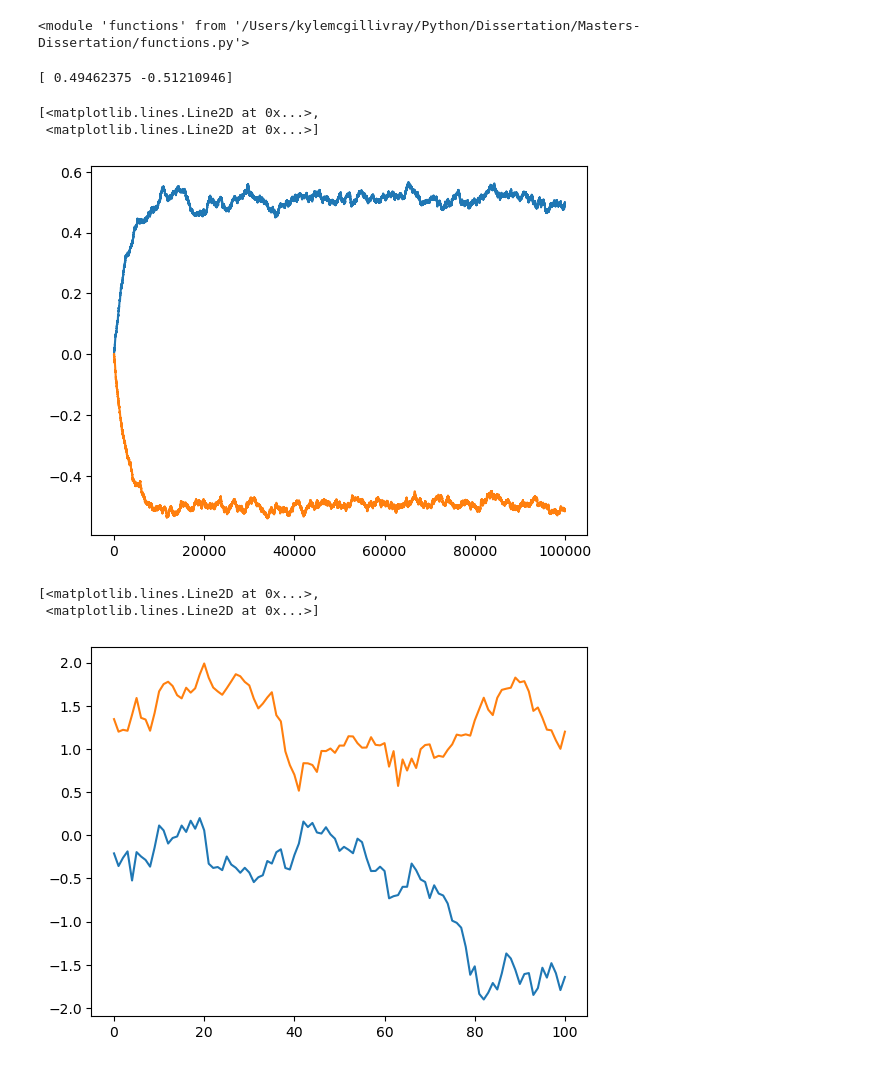
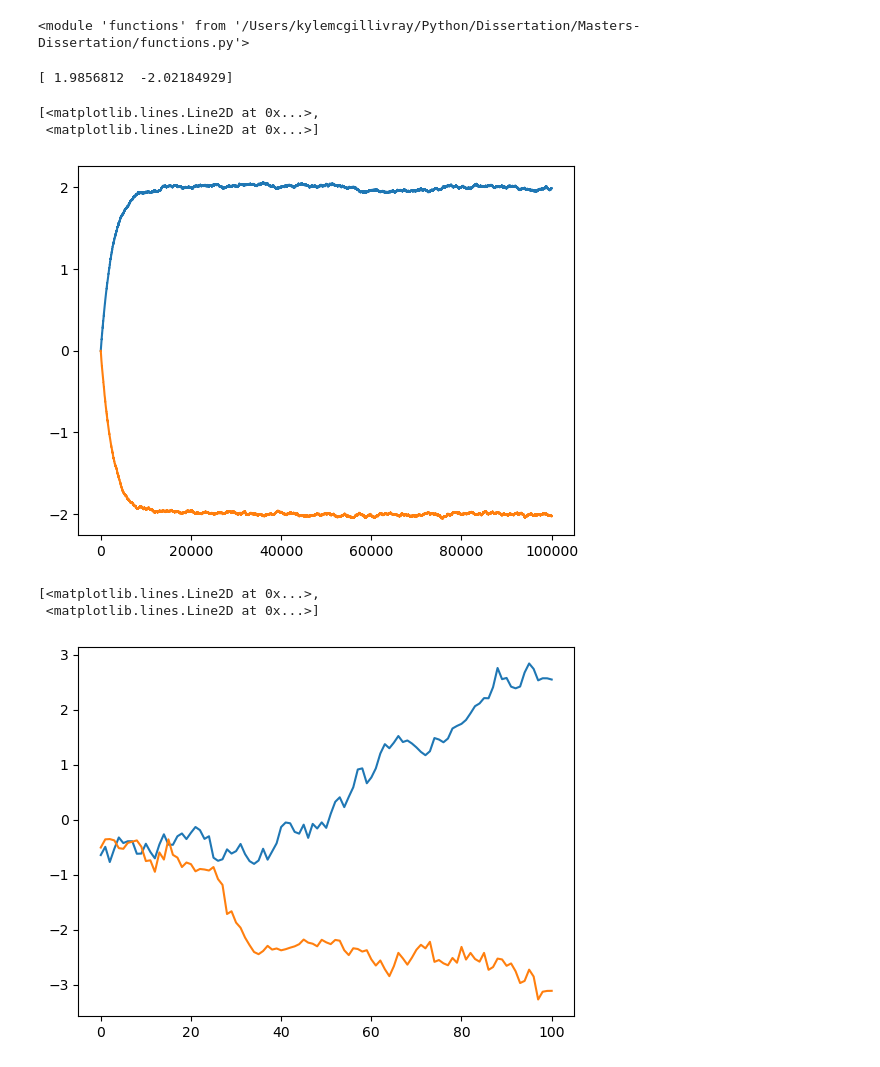
Before and after one commit to kylemcgillivray/Masters-Dissertation, a Jupyter notebook: sampler.ipynb, the cells around one changed output. Drawn from its saved outputs; the diff is of its cells as text; code cells hidden in the pictures.

```diff
--- a/sampler.ipynb
+++ b/sampler.ipynb
@@ -17,31 +17,31 @@ importlib.reload(fct)
 # %%
 # Trying to get this stochastic gradient descent algo to function.
 d = 2
-mu_unknown = np.array([0.5, -0.5])
+mu_unknown = np.array([2, -2])
 sigma_known = np.array([1,1])
 
 N = 100000  # number of data points
-# Generate the data
+# Generate the data for normal
 X_data = np.random.normal(mu_unknown, sigma_known, (N, d))
 
 # reasonable parameters
 theta_0 = np.zeros(d)
 beta = 1e6
 lambda_ = 0.001
 N_sgld = 100000
 t_0 = 0
 T = 1
 
 theta_hat, theta_tracker = fct.thetahat_func(X_data = X_data, beta= beta, lambda_= lambda_,
                           theta_0= theta_0, N_sgld= N_sgld, t_0= t_0, T = T)
 
 print(theta_hat)
 plt.plot(theta_tracker)
 # %% [output]
-[ 0.49462375 -0.51210946]
+[ 1.9856812  -2.02184929]
 [<matplotlib.lines.Line2D at 0x...>,
  <matplotlib.lines.Line2D at 0x...>]
-[figure, old version]
+[figure, new version]
 # %%
 sample, path = fct.euler_maruyama_sample(theta_hat=theta_hat, gamma=0.01, T = 1, d = 2)
 sample
@@ -50,7 +50,7 @@ plt.plot(path)
 # %% [output]
 [<matplotlib.lines.Line2D at 0x...>,
  <matplotlib.lines.Line2D at 0x...>]
-[figure, old version]
+[figure, new version]
 # %%
 # Now I want to verify the distribution of the samples is in line with what I should expect.
 # print(sample)
```
Also changed, not shown: parts of 4 cells of this notebook.
